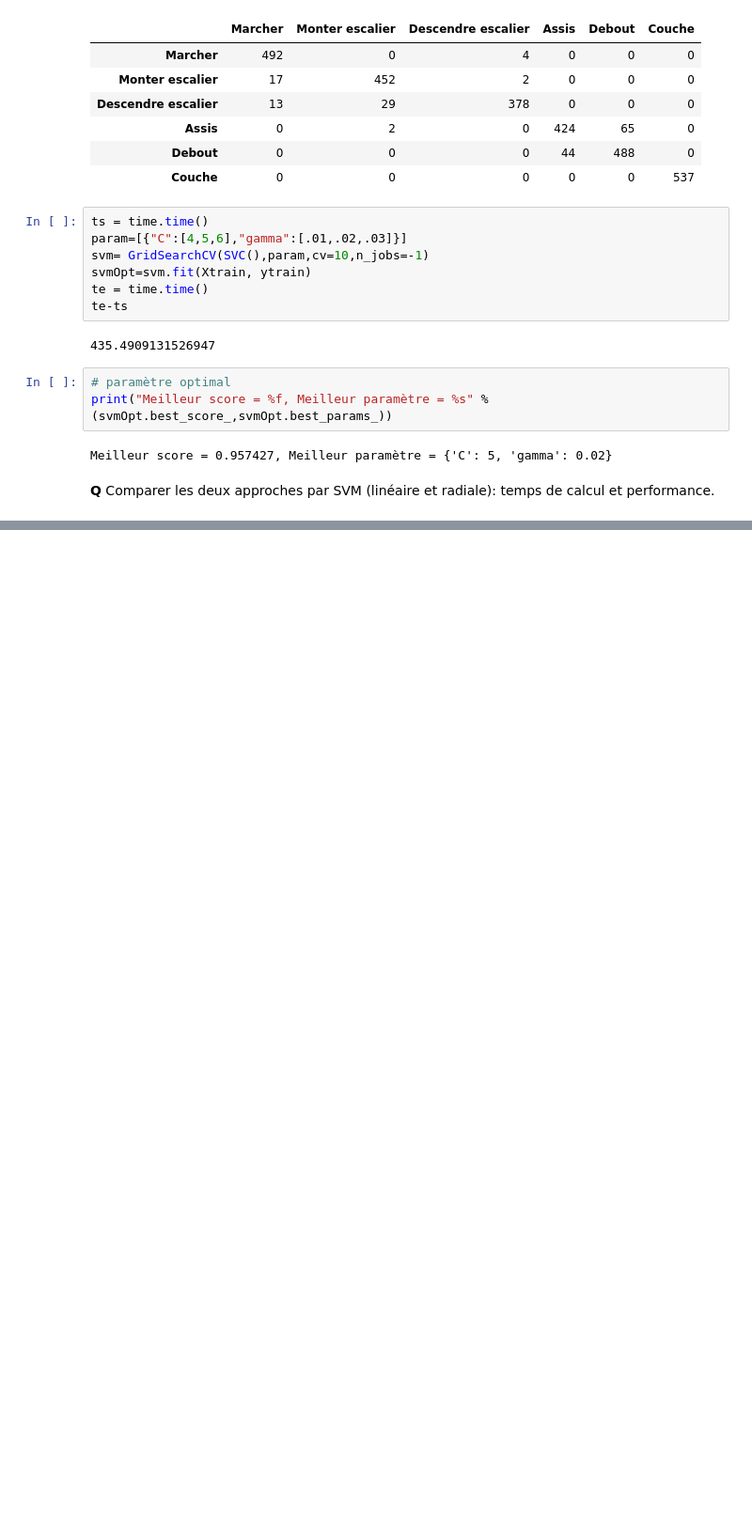
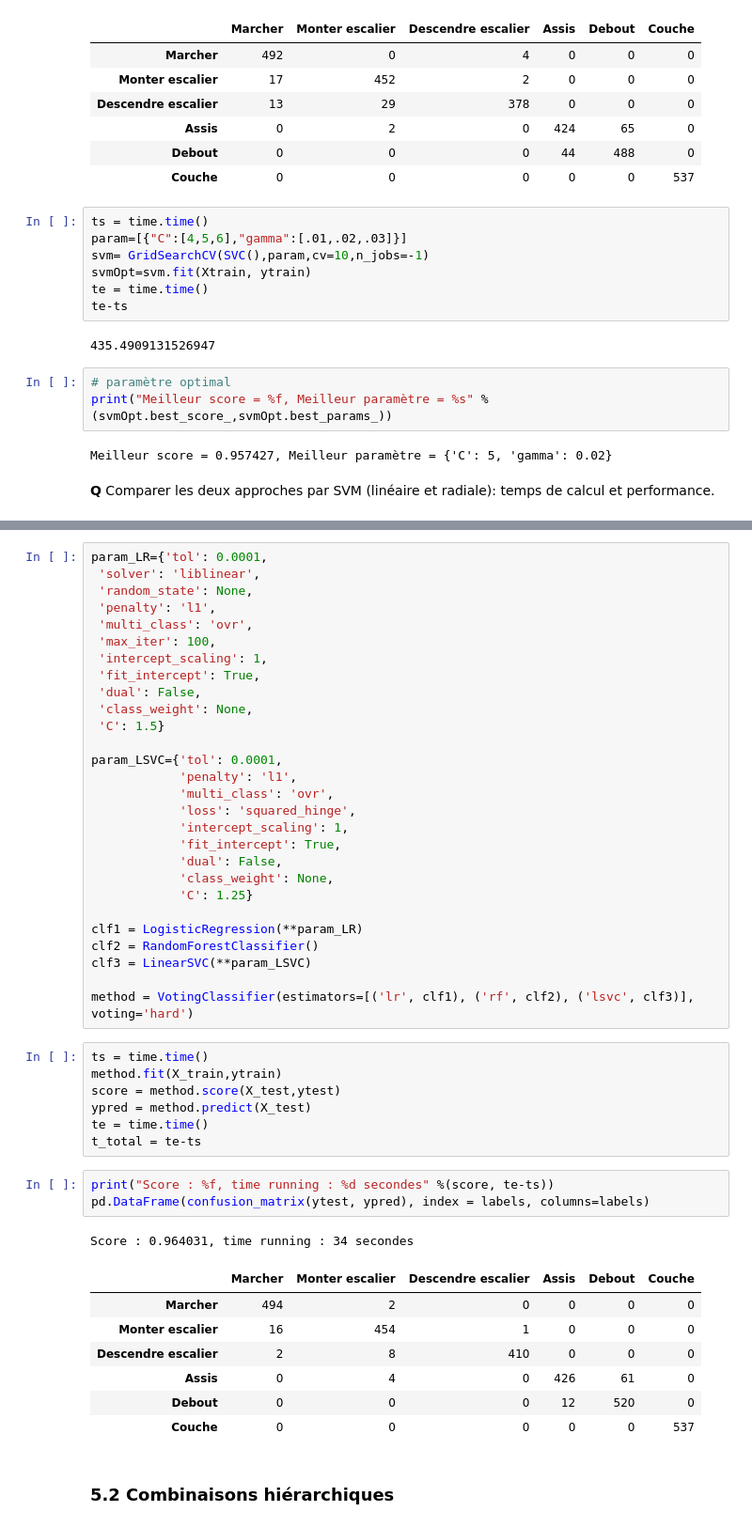
Before and after one commit to CangelosiQ/HAR, a Jupyter notebook: CalepinHAR_Cangelosi_Stratan.ipynb, the cells around one changed output, grey strips where cells are left out. Shown at 94% size. Saved outputs shown, nothing was run; the diff lists cells and outputs as text; blank space fills up the shorter version.

```diff
--- a/CalepinHAR_Cangelosi_Stratan.ipynb
+++ b/CalepinHAR_Cangelosi_Stratan.ipynb
@@ -582 +660,50 @@ Meilleur score = 0.957427, Meilleur paramètre = {'C': 5, 'gamma': 0.02}
+# %%
+param_LR={'tol': 0.0001,
+ 'solver': 'liblinear',
+ 'random_state': None,
+ 'penalty': 'l1',
+ 'multi_class': 'ovr',
+ 'max_iter': 100,
+ 'intercept_scaling': 1,
+ 'fit_intercept': True,
+ 'dual': False,
+ 'class_weight': None,
+ 'C': 1.5}
+
+param_LSVC={'tol': 0.0001,
+            'penalty': 'l1',
+            'multi_class': 'ovr',
+            'loss': 'squared_hinge',
+            'intercept_scaling': 1,
+            'fit_intercept': True,
+            'dual': False,
+            'class_weight': None,
+            'C': 1.25}
+
+clf1 = LogisticRegression(**param_LR)
+clf2 = RandomForestClassifier()
+clf3 = LinearSVC(**param_LSVC)
+
+method = VotingClassifier(estimators=[('lr', clf1), ('rf', clf2), ('lsvc', clf3)], voting='hard')
+# %%
+ts = time.time()
+method.fit(X_train,ytrain)
+score = method.score(X_test,ytest)
+ypred = method.predict(X_test)
+te = time.time()
+t_total = te-ts
+# %%
+print("Score : %f, time running : %d secondes" %(score, te-ts))
+pd.DataFrame(confusion_matrix(ytest, ypred), index = labels, columns=labels)
+# %% [output]
+Score : 0.964031, time running : 34 secondes
+|  | Marcher | Monter escalier | Descendre escalier | Assis | Debout | Couche |
+| Marcher | 494 | 2 | 0 | 0 | 0 | 0 |
+| Monter escalier | 16 | 454 | 1 | 0 | 0 | 0 |
+| Descendre escalier | 2 | 8 | 410 | 0 | 0 | 0 |
+| Assis | 0 | 4 | 0 | 426 | 61 | 0 |
+| Debout | 0 | 0 | 0 | 12 | 520 | 0 |
+| Couche | 0 | 0 | 0 | 0 | 0 | 537 |
+# %% [markdown]
+### 5.2 Combinaisons hiérarchiques
 # %% [markdown]
```
Also changed, not shown: parts of 18 cells of this notebook, 3 other files.
